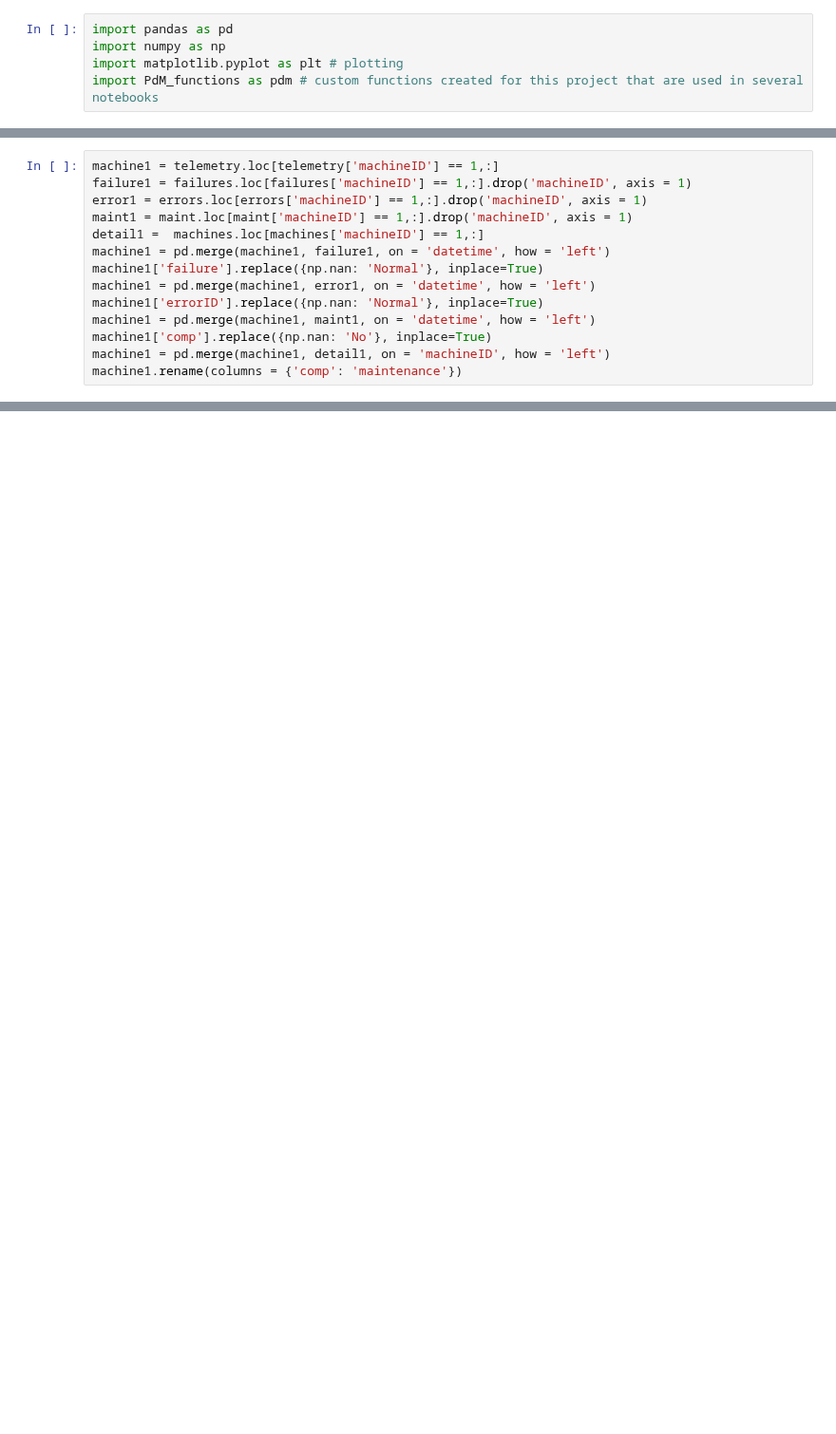
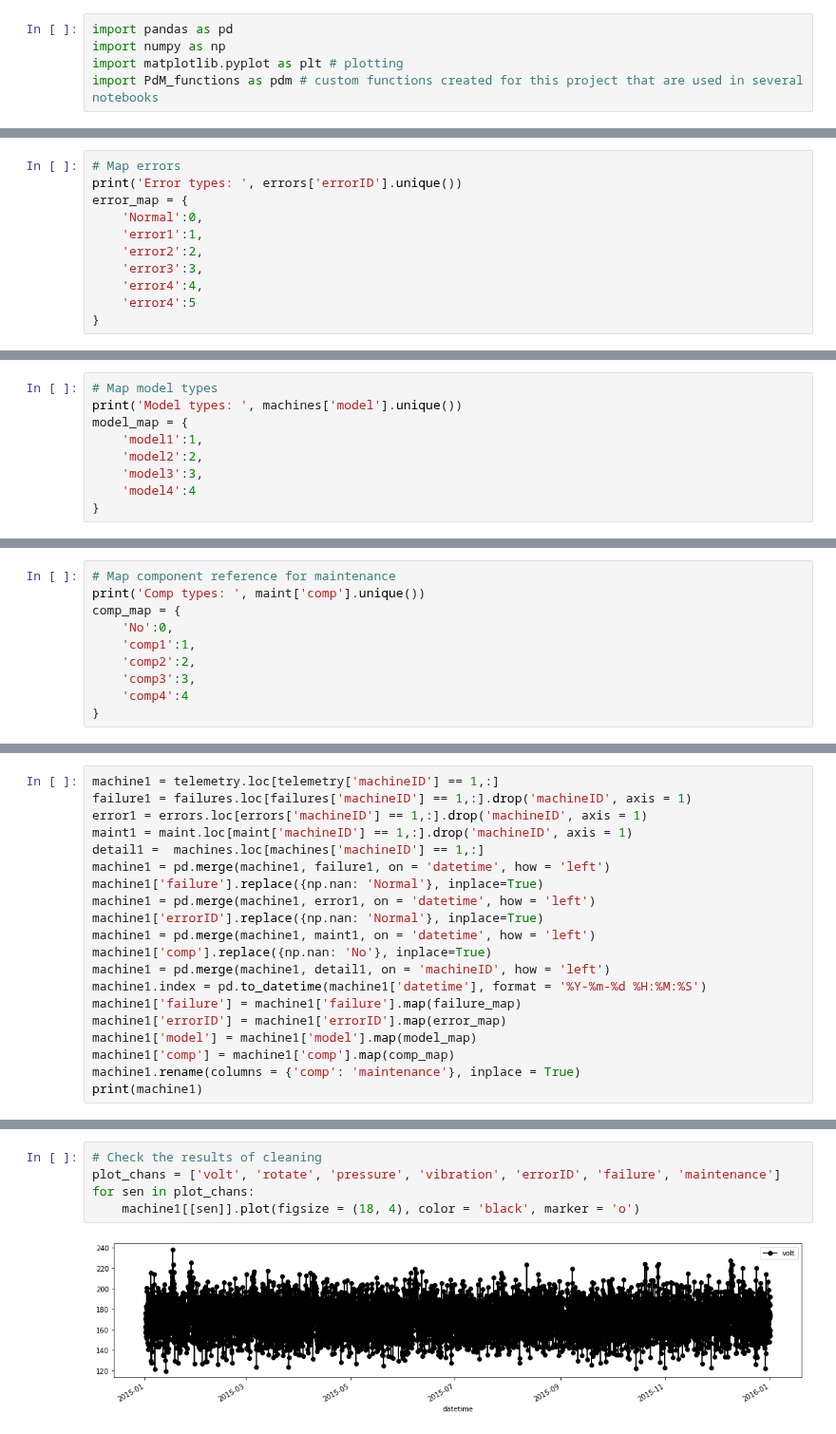
Before and after one commit to 3minuterecord/predictiveMaintenancePortfolio, a Jupyter notebook: Azure Predictive Maintenance.ipynb, the cells around one changed output, grey strips where cells are left out. Shown at 95% size. Drawn from its saved outputs; the diff is of its cells as text; blank space fills up the shorter version.

```diff
--- a/Azure Predictive Maintenance.ipynb
+++ b/Azure Predictive Maintenance.ipynb
@@ -36,0 +31,11 @@ print(maint)
+# %%
+# Map errors
+print('Error types: ', errors['errorID'].unique())
+error_map = {
+    'Normal':0,
+    'error1':1,
+    'error2':2,
+    'error3':3,
+    'error4':4,
+    'error4':5
+}
@@ -36,0 +44,9 @@ print(maint)
+# %%
+# Map model types
+print('Model types: ', machines['model'].unique())
+model_map = {
+    'model1':1,
+    'model2':2,
+    'model3':3,
+    'model4':4
+}
@@ -36,0 +55,10 @@ print(maint)
+# %%
+# Map component reference for maintenance
+print('Comp types: ', maint['comp'].unique())
+comp_map = {
+    'No':0,
+    'comp1':1,
+    'comp2':2,
+    'comp3':3,
+    'comp4':4
+}
@@ -47,5 +77,11 @@ machine1['errorID'].replace({np.nan: 'Normal'}, inplace=True)
 machine1 = pd.merge(machine1, maint1, on = 'datetime', how = 'left')
 machine1['comp'].replace({np.nan: 'No'}, inplace=True)
 machine1 = pd.merge(machine1, detail1, on = 'machineID', how = 'left')
-machine1.rename(columns = {'comp': 'maintenance'})
+machine1.index = pd.to_datetime(machine1['datetime'], format = '%Y-%m-%d %H:%M:%S')
+machine1['failure'] = machine1['failure'].map(failure_map)
+machine1['errorID'] = machine1['errorID'].map(error_map)
+machine1['model'] = machine1['model'].map(model_map)
+machine1['comp'] = machine1['comp'].map(comp_map)
+machine1.rename(columns = {'comp': 'maintenance'}, inplace = True)
+print(machine1)
 # %% [output]
@@ -68,0 +105,7 @@ machine1.rename(columns = {'comp': 'maintenance'})
+# %%
+# Check the results of cleaning
+plot_chans = ['volt', 'rotate', 'pressure', 'vibration', 'errorID', 'failure', 'maintenance']
+for sen in plot_chans:
+    machine1[[sen]].plot(figsize = (18, 4), color = 'black', marker = 'o')
+# %% [output]
+[figure, added]
```
Also changed, not shown: parts of 10 cells of this notebook, 1 other file.
